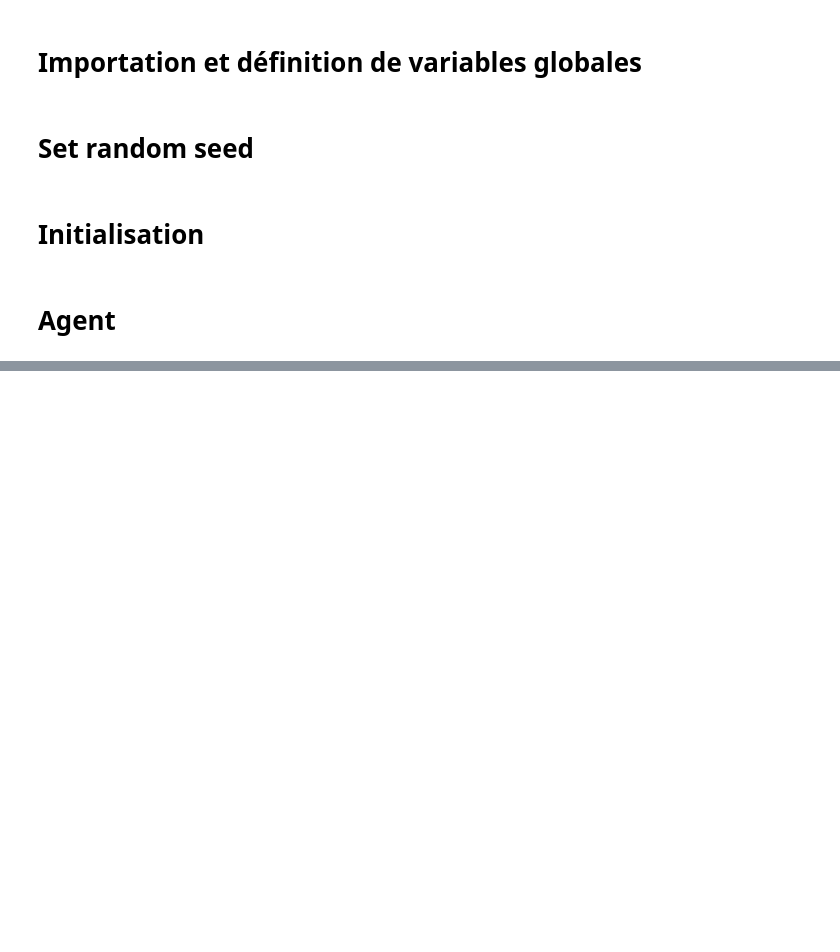
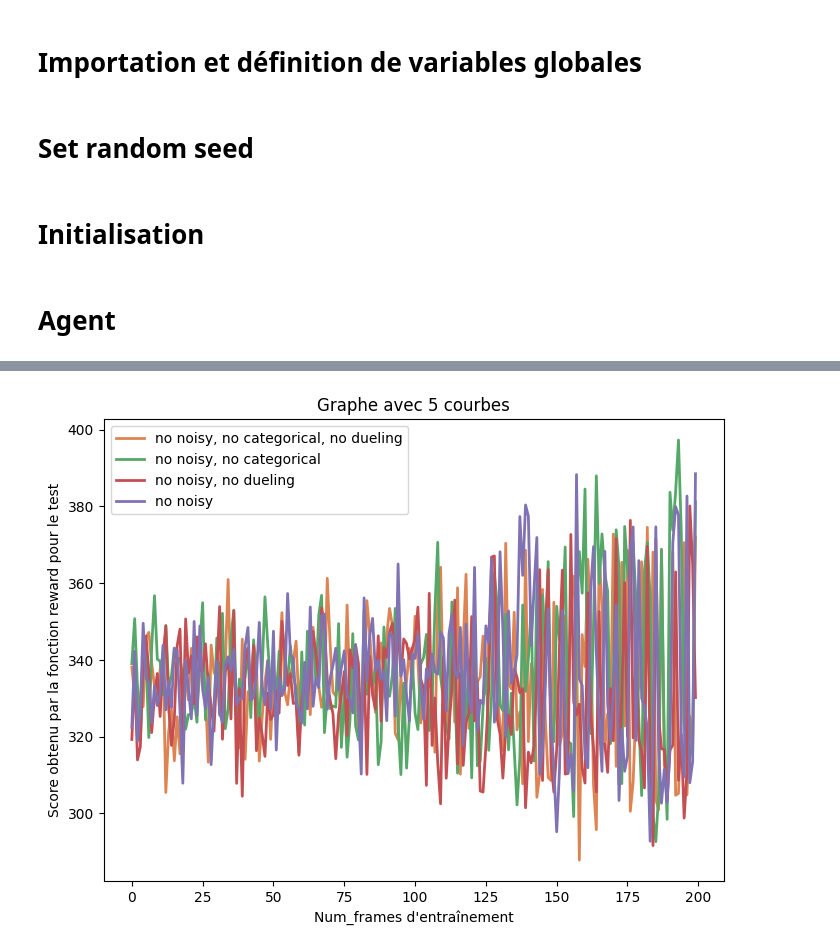
Before and after one commit to Mont-Lo/Planif_en_IA, a Jupyter notebook: graph_rainbows.ipynb, the cells around one changed output, grey strips where cells are left out. Drawn from its saved outputs; the diff is of its cells as text; code cells hidden in the pictures; blank space fills up the shorter version.

Commit message:
graph + docstring + liste graph

```diff
--- a/graph_rainbows.ipynb
+++ b/graph_rainbows.ipynb
@@ -41,7 +43,7 @@ seed_torch(seed)
 # Initialisation
 # %%
 # paramètres
-num_frames = 20
+num_frames = 3
 memory_size = 100000 #ou 10 000 d'après le code original
 batch_size = 128
 target_update = 100
@@ -108,0 +112,8 @@ for iter in range(num_frames):
+# %%
+import pickle
+
+# Charger le fichier localement
+with open("ma_liste_0_199.pkl", "rb") as f:
+    score_agents = pickle.load(f)
+
+print("Liste chargée :", type(score_agents))  # Vérifie le type de l'objet
@@ -108,0 +142,24 @@ for iter in range(num_frames):
+# %%
+liste_frames = np.arange(200)
+liste_label = ["rainbow", "no noisy, no categorical, no dueling", "no noisy, no categorical", "no noisy, no dueling", "no noisy"]
+# Générer une palette de 5 couleurs harmonieuses
+colors = sns.color_palette("deep", n_colors=len(liste_label))
+
+
+# Création de la figure et du graphe
+plt.figure(figsize=(8, 6))
+plt.title("Graphe avec 5 courbes")
+
+# Tracer les courbes
+for i in range(1,len(liste_label)):
+    plt.plot(liste_frames, score_agents[i], label=liste_label[i], color=colors[i], linewidth=2)
+
+# Ajout de la légende et des labels
+plt.xlabel("Num_frames d'entraînement") # QU EST CE QUE NUM FRAMES DANS TRAI?
+plt.ylabel("Score obtenu par la fonction reward pour le test")
+plt.legend()
+
+# Affichage du graphe
+plt.show()
+# %% [output]
+[figure, added]
```
Also changed, not shown: parts of 8 cells of this notebook, 2 other files.
